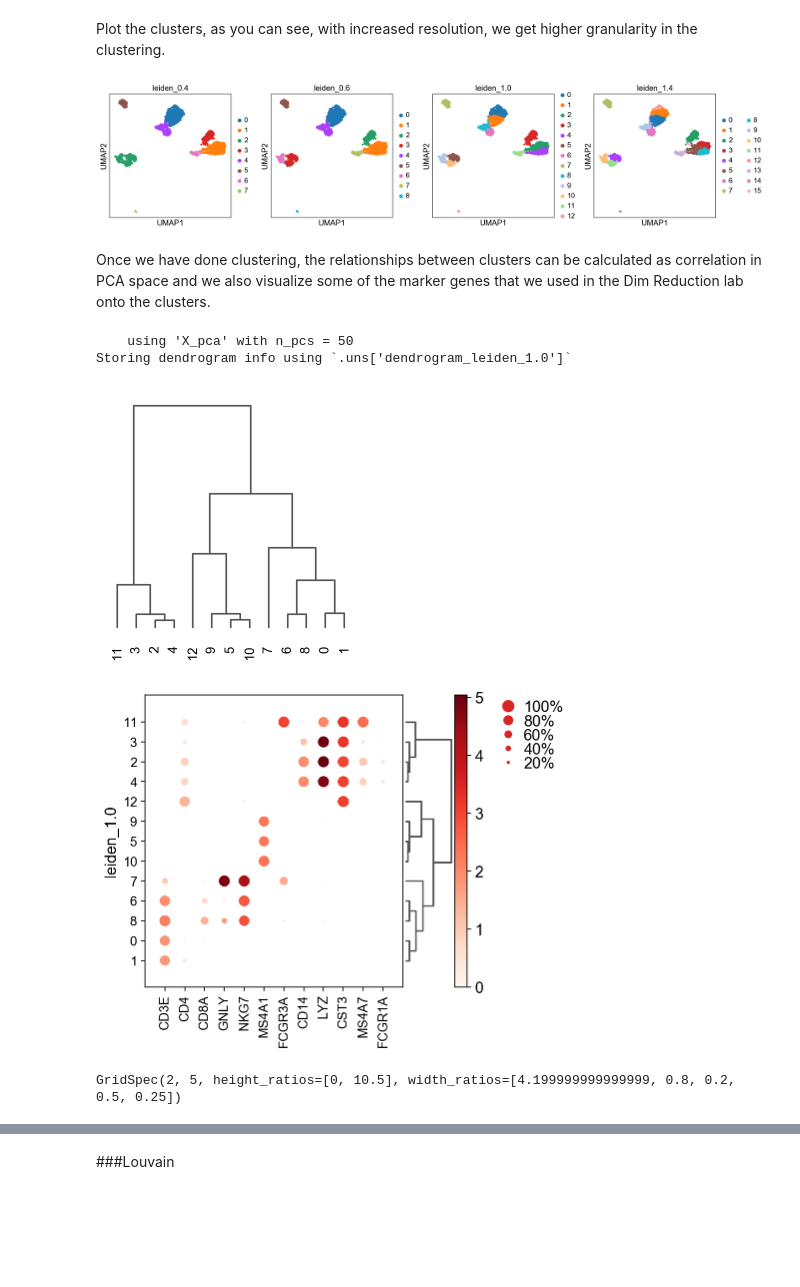
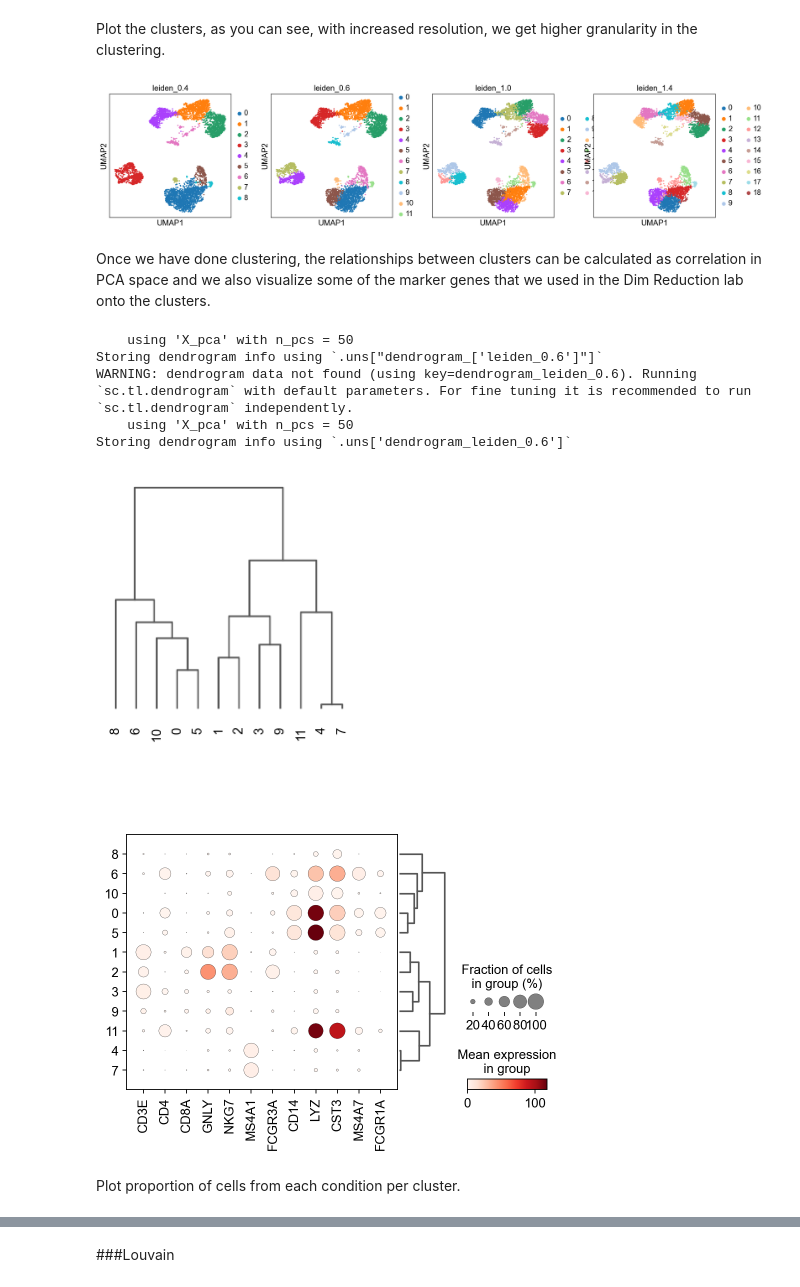
Before and after one commit to NBISweden/workshop-scRNAseq, a Jupyter notebook: labs/compiled/scanpy/scanpy_04_clustering.ipynb, the cells around one changed output, grey strips where cells are left out. Drawn from its saved outputs; the diff is of its cells as text; code cells hidden in the pictures; blank space fills up the shorter version.

Commit message:
updates scanpy labs

```diff
--- a/labs/compiled/scanpy/scanpy_04_clustering.ipynb
+++ b/labs/compiled/scanpy/scanpy_04_clustering.ipynb
@@ -17,7 +15,9 @@ scanpy==1.4.4.post1 anndata==0.6.22.post1 umap==0.3.7 numpy==1.17.3 scipy==1.3.1
 # %%
 sc.settings.set_figure_params(dpi=80)
 # %%
-save_file = './data/scanpy_mnn_corrected_3pbmc.h5ad'
+# select the scanorama integration data.
+
+save_file = './data/results/scanpy_scanorama_corrected_covid.h5ad'
 adata = sc.read_h5ad(save_file)
 # %%
 adata
@@ -68,18 +69,22 @@ Plot the clusters, as you can see, with increased resolution, we get higher gran
 # %%
 sc.pl.umap(adata, color=['leiden_0.4', 'leiden_0.6', 'leiden_1.0','leiden_1.4'])
 # %% [output]
-[figure, old version]
+[figure, new version]
 # %% [markdown]
  Once we have done clustering, the relationships between clusters can be calculated as correlation in PCA space and we also visualize some of the marker genes that we used in the Dim Reduction lab onto the clusters.
 # %%
-sc.tl.dendrogram(adata, groupby = "leiden_1.0")
-sc.pl.dendrogram(adata, groupby = "leiden_1.0")
+sc.tl.dendrogram(adata, groupby = "leiden_0.6")
+sc.pl.dendrogram(adata, groupby = "leiden_0.6")
 
 genes  = ["CD3E", "CD4", "CD8A", "GNLY","NKG7", "MS4A1","FCGR3A","CD14","LYZ","CST3","MS4A7","FCGR1A"]
-sc.pl.dotplot(adata, genes, groupby='leiden_1.0', dendrogram=True)
+sc.pl.dotplot(adata, genes, groupby='leiden_0.6', dendrogram=True)
 # %% [output]
     using 'X_pca' with n_pcs = 50
-Storing dendrogram info using `.uns['dendrogram_leiden_1.0']`
+Storing dendrogram info using `.uns["dendrogram_['leiden_0.6']"]`
+WARNING: dendrogram data not found (using key=dendrogram_leiden_0.6). Running `sc.tl.dendrogram` with default parameters. For fine tuning it is recommended to run `sc.tl.dendrogram` independently.
+    using 'X_pca' with n_pcs = 50
+Storing dendrogram info using `.uns['dendrogram_leiden_0.6']`
-[figure, old version]
+[figure, new version]
-[figure, old version]
+[figure, new version]
-GridSpec(2, 5, height_ratios=[0, 10.5], width_ratios=[4.199999999999999, 0.8, 0.2, 0.5, 0.25])
+# %% [markdown]
+Plot proportion of cells from each condition per cluster.
```
Also changed, not shown: parts of 13 cells of this notebook, 25 other files.
